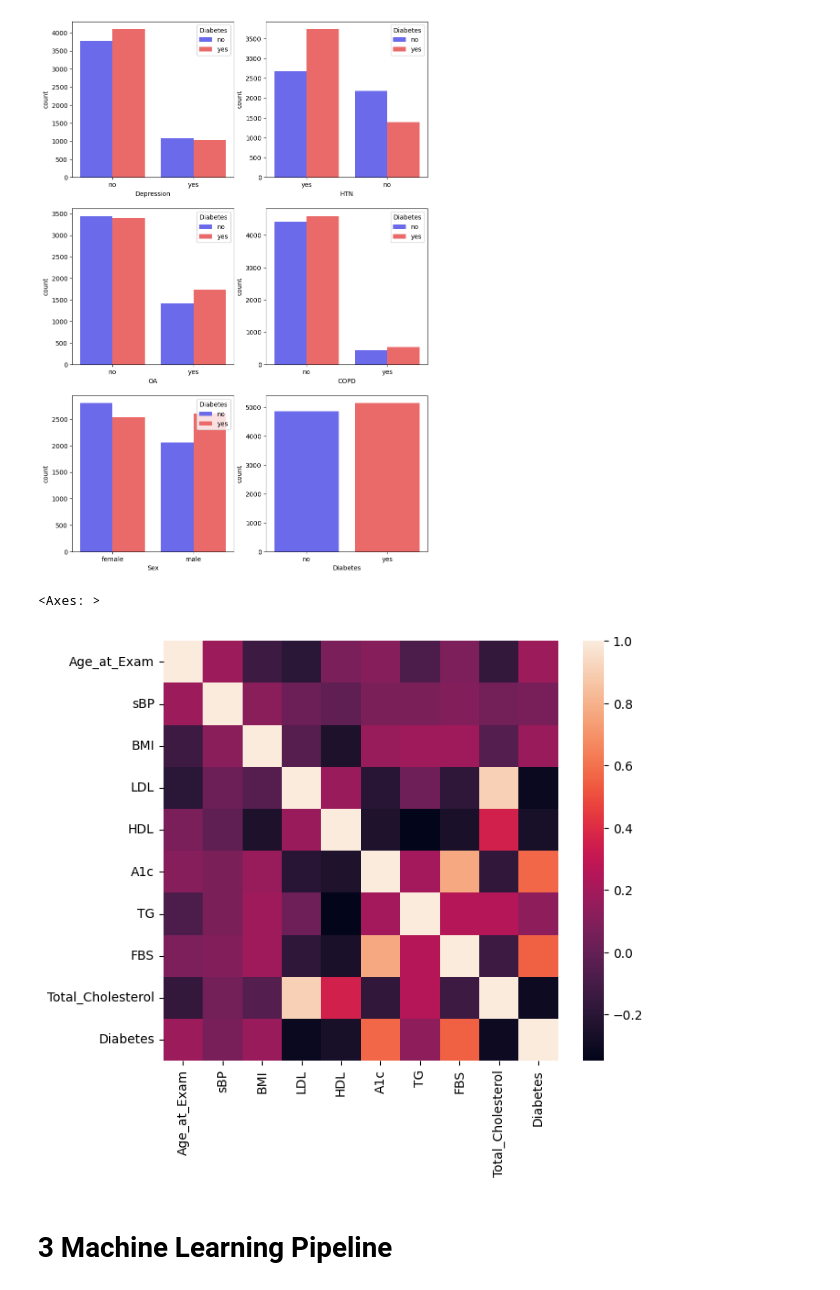
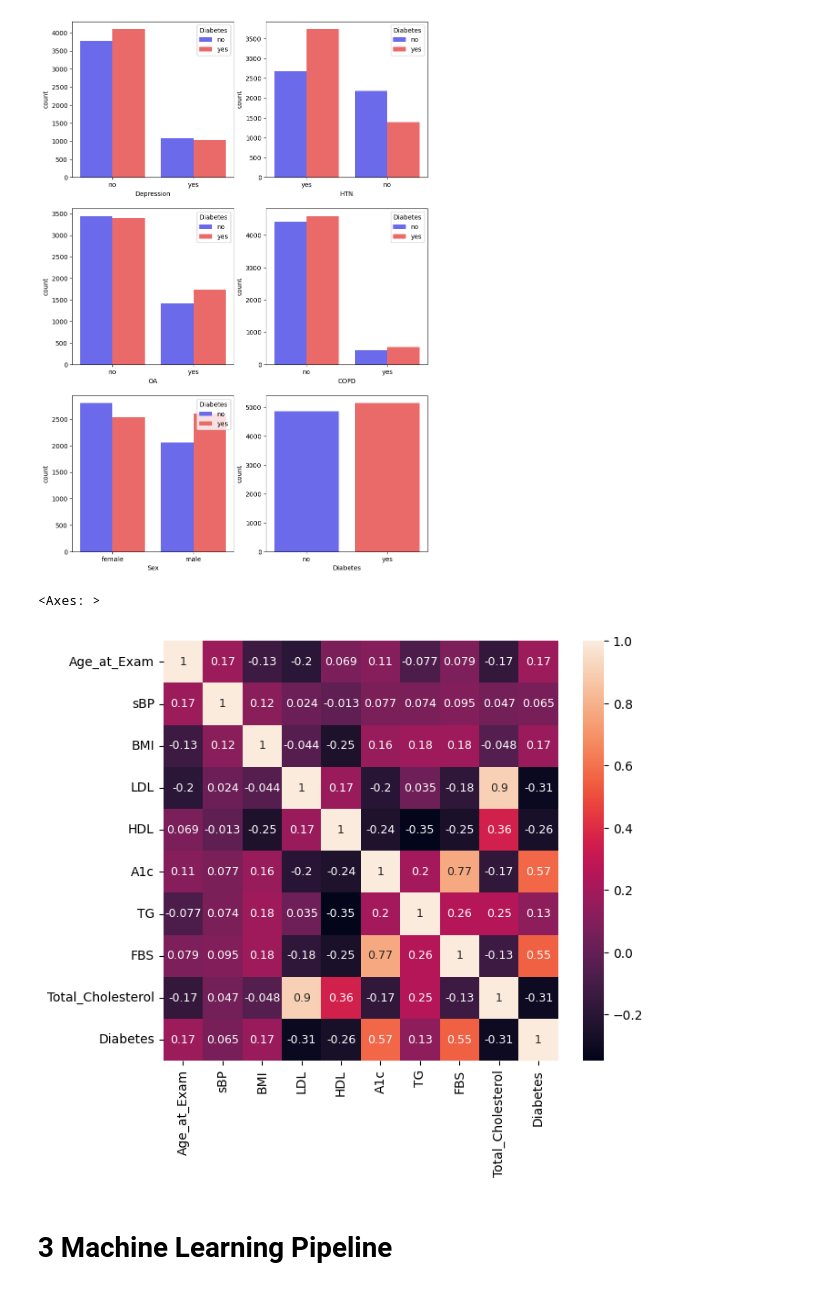
Before and after one commit to andysontran/21-CHL5230-F23, a Jupyter notebook: 21_CHL5230_F23.ipynb, the cells around one changed output. Cells and saved outputs as stored; diff of their text form; code cells hidden in the pictures.

```diff
--- a/21_CHL5230_F23.ipynb
+++ b/21_CHL5230_F23.ipynb
@@ -172,20 +160,20 @@ plt.show()
 # %%
 # Converting descriptive categories back to numerical variables
 data['Diabetes'].replace({'no' : 0, 'yes' : 1}, inplace = True)
 data['Depression'].replace({'no' : 0 , 'yes' : 1}, inplace = True)
 data['HTN'].replace({'no' : 0, 'yes': 1}, inplace = True)
 data['OA'].replace({'no' : 0, 'yes': 1}, inplace = True)
 data['COPD'].replace({'no' : 0, 'yes': 1}, inplace = True)
 data['Sex'].replace({'female' : 0, 'male' : 1}, inplace = True)
 
 # Checking for collinearity of numerical features with the target class ("Diabetes")
 
 # Plot heatmap
 plt.figure(figsize = (7,6))
-sns.heatmap(data[numerical_columns + [target_column]].corr())
+sns.heatmap(data[numerical_columns + [target_column]].corr(), annot = True, annot_kws = {"fontsize":9})
 # %% [output]
 <Axes: >
-[figure, old version]
+[figure, new version]
 # %% [markdown]
 # 3 Machine Learning Pipeline
 # %% [markdown]
```
Also changed, not shown: parts of 5 cells of this notebook.
